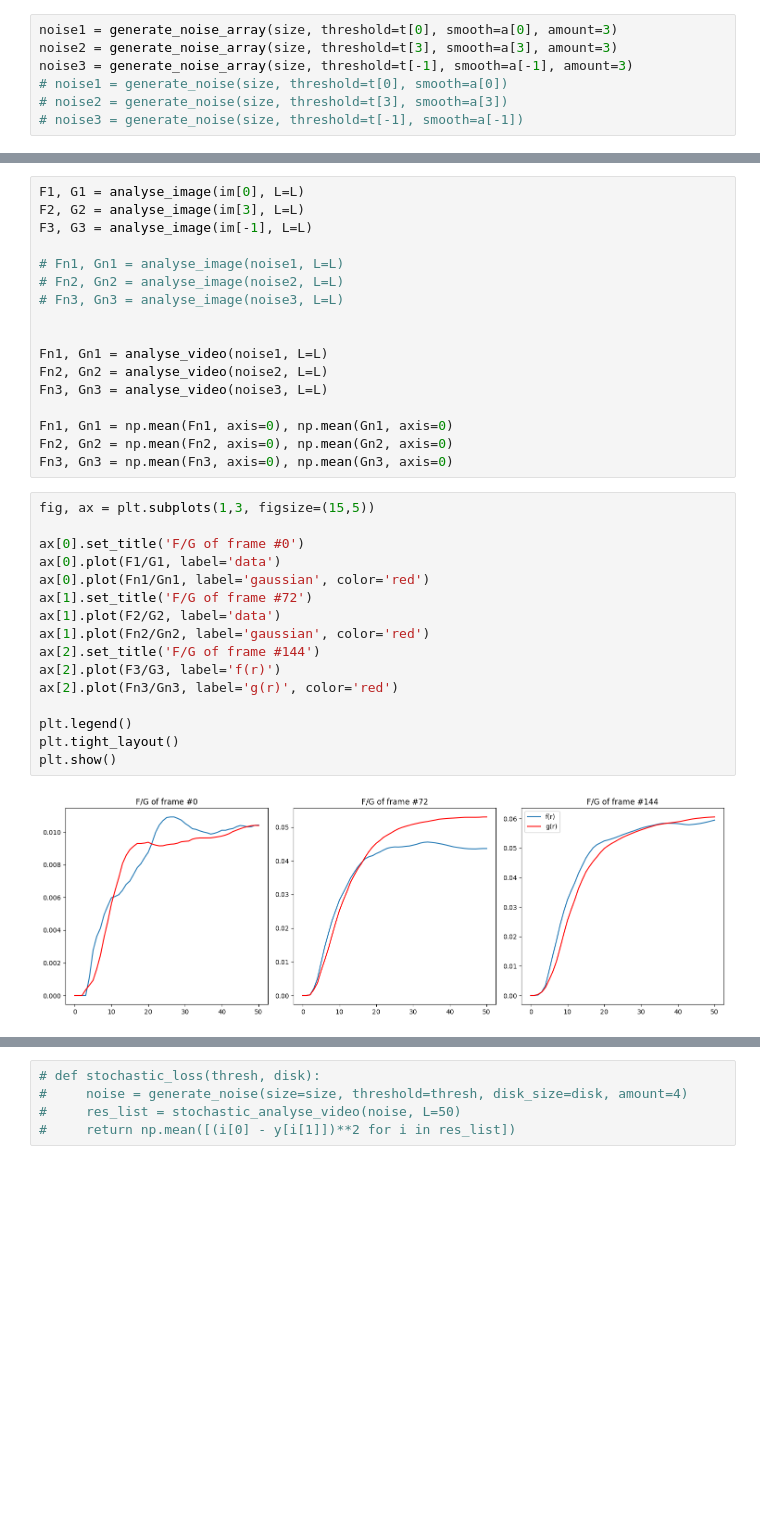
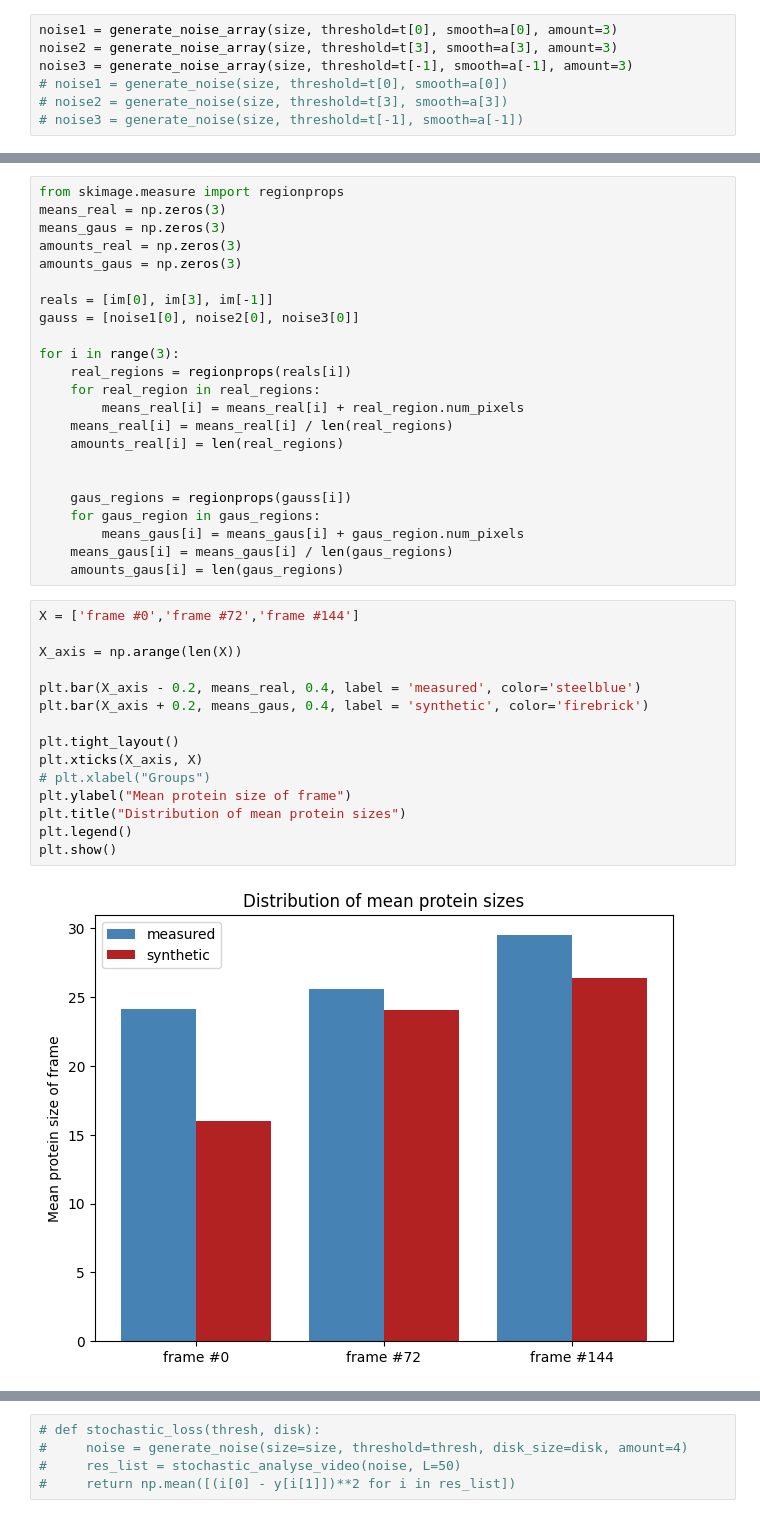
Before and after one commit to cappertherapper/Bachelorprojekt, a Jupyter notebook: gradient_descent.ipynb, the cells around one changed output, grey strips where cells are left out. Drawn from its saved outputs; the diff is of its cells as text; blank space fills up the shorter version.

```diff
--- a/gradient_descent.ipynb
+++ b/gradient_descent.ipynb
@@ -165,35 +200,40 @@ plt.show()
-# %%
-F1, G1 = analyse_image(im[0], L=L)
-F2, G2 = analyse_image(im[3], L=L)
-F3, G3 = analyse_image(im[-1], L=L)
-
-# Fn1, Gn1 = analyse_image(noise1, L=L)
-# Fn2, Gn2 = analyse_image(noise2, L=L)
-# Fn3, Gn3 = analyse_image(noise3, L=L)
-
-
-Fn1, Gn1 = analyse_video(noise1, L=L)
-Fn2, Gn2 = analyse_video(noise2, L=L)
-Fn3, Gn3 = analyse_video(noise3, L=L)
-
-Fn1, Gn1 = np.mean(Fn1, axis=0), np.mean(Gn1, axis=0)
-Fn2, Gn2 = np.mean(Fn2, axis=0), np.mean(Gn2, axis=0)
-Fn3, Gn3 = np.mean(Fn3, axis=0), np.mean(Gn3, axis=0)
-# %%
-fig, ax = plt.subplots(1,3, figsize=(15,5))
-
-ax[0].set_title('F/G of frame #0')
-ax[0].plot(F1/G1, label='data')
-ax[0].plot(Fn1/Gn1, label='gaussian', color='red')
-ax[1].set_title('F/G of frame #72')
-ax[1].plot(F2/G2, label='data')
-ax[1].plot(Fn2/Gn2, label='gaussian', color='red')
-ax[2].set_title('F/G of frame #144')
-ax[2].plot(F3/G3, label='f(r)')
-ax[2].plot(Fn3/Gn3, label='g(r)', color='red')
-
-plt.legend()
-plt.tight_layout()
-plt.show()
-# %% [output]
-[figure, removed]
+# %%
+from skimage.measure import regionprops
+means_real = np.zeros(3)
+means_gaus = np.zeros(3)
+amounts_real = np.zeros(3)
+amounts_gaus = np.zeros(3)
+
+reals = [im[0], im[3], im[-1]]
+gauss = [noise1[0], noise2[0], noise3[0]]
+
+for i in range(3):
+    real_regions = regionprops(reals[i])
+    for real_region in real_regions:
+        means_real[i] = means_real[i] + real_region.num_pixels
+    means_real[i] = means_real[i] / len(real_regions)
+    amounts_real[i] = len(real_regions)
+
+
+    gaus_regions = regionprops(gauss[i])
+    for gaus_region in gaus_regions:
+        means_gaus[i] = means_gaus[i] + gaus_region.num_pixels
+    means_gaus[i] = means_gaus[i] / len(gaus_regions)
+    amounts_gaus[i] = len(gaus_regions)
+# %%
+X = ['frame #0','frame #72','frame #144']
+
+X_axis = np.arange(len(X))
+
+plt.bar(X_axis - 0.2, means_real, 0.4, label = 'measured', color='steelblue')
+plt.bar(X_axis + 0.2, means_gaus, 0.4, label = 'synthetic', color='firebrick')
+
+plt.tight_layout()
+plt.xticks(X_axis, X)
+# plt.xlabel("Groups")
+plt.ylabel("Mean protein size of frame")
+plt.title("Distribution of mean protein sizes")
+plt.legend()
+plt.show()
+# %% [output]
+[figure, added]
```
Also changed, not shown: parts of 4 cells of this notebook, 1 other file.
